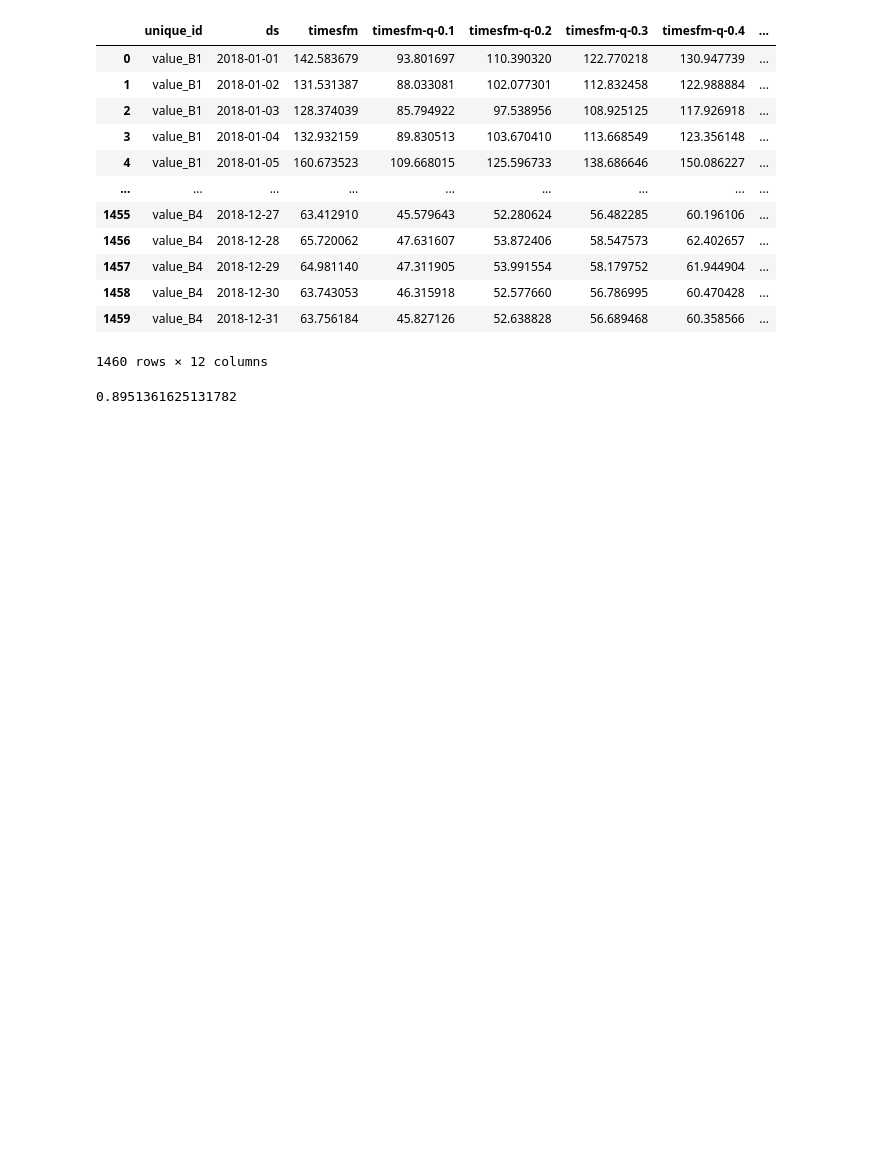
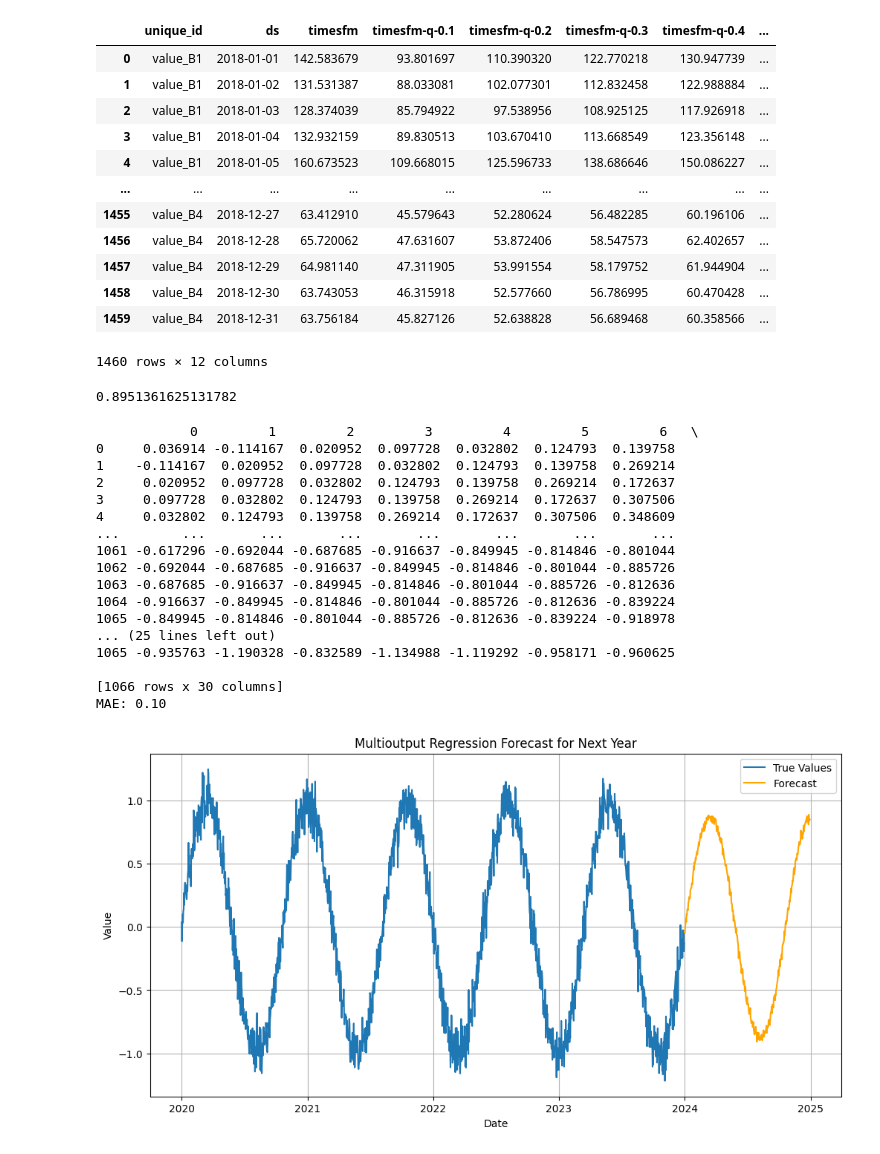
Before and after one commit to mwardynski/machine-learning, a Jupyter notebook: lab4-5/lab5.ipynb, the cells around one changed output. Saved outputs shown, nothing was run; the diff lists cells and outputs as text; code cells hidden in the pictures; blank space fills up the shorter version.

```diff
--- a/lab4-5/lab5.ipynb
+++ b/lab4-5/lab5.ipynb
@@ -622,3 +686,81 @@ df_pasta_pred = long_to_wide_df(forecast_df[['unique_id', 'ds', 'timesfm']])
 mean_absolute_scaled_error(y_true=df_pasta_test, y_pred=df_pasta_pred, y_train=df_pasta_train)
 # %% [output]
 0.8951361625131782
+# %%
+import pandas as pd
+import numpy as np
+from sklearn.multioutput import MultiOutputRegressor
+from sklearn.linear_model import LinearRegression
+from sklearn.model_selection import train_test_split
+from sklearn.metrics import mean_absolute_error
+
+# Example Data
+dates = pd.date_range(start="2020-01-01", end="2023-12-31", freq="D")
+y = np.sin(np.linspace(0, 10 * np.pi, len(dates))) + np.random.normal(0, 0.1, len(dates))
+data = pd.DataFrame({"ds": dates, "y": y})
+
+# Step 1: Create Features and Multioutput Targets
+def create_multioutput_features(df, input_window=30, output_horizon=365):
+    df = df.copy()
+    features = []
+    targets = []
+    for i in range(len(df) - input_window - output_horizon):
+        features.append(df["y"].iloc[i : i + input_window].values)
+        targets.append(df["y"].iloc[i + input_window : i + input_window + output_horizon].values)
+    feature_df = pd.DataFrame(features)
+    target_df = pd.DataFrame(targets)
+    return feature_df, target_df
+
+input_window = 30  # Past 30 days as features
+output_horizon = 365  # Forecast next 365 days
+X, y = create_multioutput_features(data, input_window, output_horizon)
+print(X)
+
+# Step 2: Train-Test Split
+X_train, X_test, y_train, y_test = train_test_split(X, y, test_size=0.2, shuffle=False)
+
+# Step 3: Train Multioutput Regression Model
+base_model = LinearRegression()
+multioutput_model = MultiOutputRegressor(base_model)
+multioutput_model.fit(X_train, y_train)
+
+# Step 4: Forecast the Next Year
+last_input = data["y"].iloc[-input_window:].values.reshape(1, -1)  # Last 30 days as input
+forecast = multioutput_model.predict(last_input).flatten()
+
+# Step 5: Evaluate the Model
+y_pred = multioutput_model.predict(X_test)
+mae = mean_absolute_error(y_test, y_pred)
+print(f"MAE: {mae:.2f}")
+
+# Step 6: Plot Results
+import matplotlib.pyplot as plt
+plt.figure(figsize=(12, 6))
+plt.plot(data["ds"], data["y"], label="True Values")
+forecast_dates = pd.date_range(start="2024-01-01", periods=output_horizon, freq="D")
+plt.plot(forecast_dates, forecast, label="Forecast", color="orange")
+plt.xlabel("Date")
+plt.ylabel("Value")
+plt.legend()
+plt.grid()
+plt.title("Multioutput Regression Forecast for Next Year")
+plt.show()
+# %% [output]
+            0         1         2         3         4         5         6   \
+0     0.036914 -0.114167  0.020952  0.097728  0.032802  0.124793  0.139758
+1    -0.114167  0.020952  0.097728  0.032802  0.124793  0.139758  0.269214
+2     0.020952  0.097728  0.032802  0.124793  0.139758  0.269214  0.172637
+3     0.097728  0.032802  0.124793  0.139758  0.269214  0.172637  0.307506
+4     0.032802  0.124793  0.139758  0.269214  0.172637  0.307506  0.348609
+...        ...       ...       ...       ...       ...       ...       ...
+1061 -0.617296 -0.692044 -0.687685 -0.916637 -0.849945 -0.814846 -0.801044
+1062 -0.692044 -0.687685 -0.916637 -0.849945 -0.814846 -0.801044 -0.885726
+1063 -0.687685 -0.916637 -0.849945 -0.814846 -0.801044 -0.885726 -0.812636
+1064 -0.916637 -0.849945 -0.814846 -0.801044 -0.885726 -0.812636 -0.839224
+1065 -0.849945 -0.814846 -0.801044 -0.885726 -0.812636 -0.839224 -0.918978
+... (25 lines left out)
+1065 -0.935763 -1.190328 -0.832589 -1.134988 -1.119292 -0.958171 -0.960625
+
+[1066 rows x 30 columns]
+MAE: 0.10
+[figure, added]
```
Also changed, not shown: parts of 4 cells of this notebook, 1 other file.
